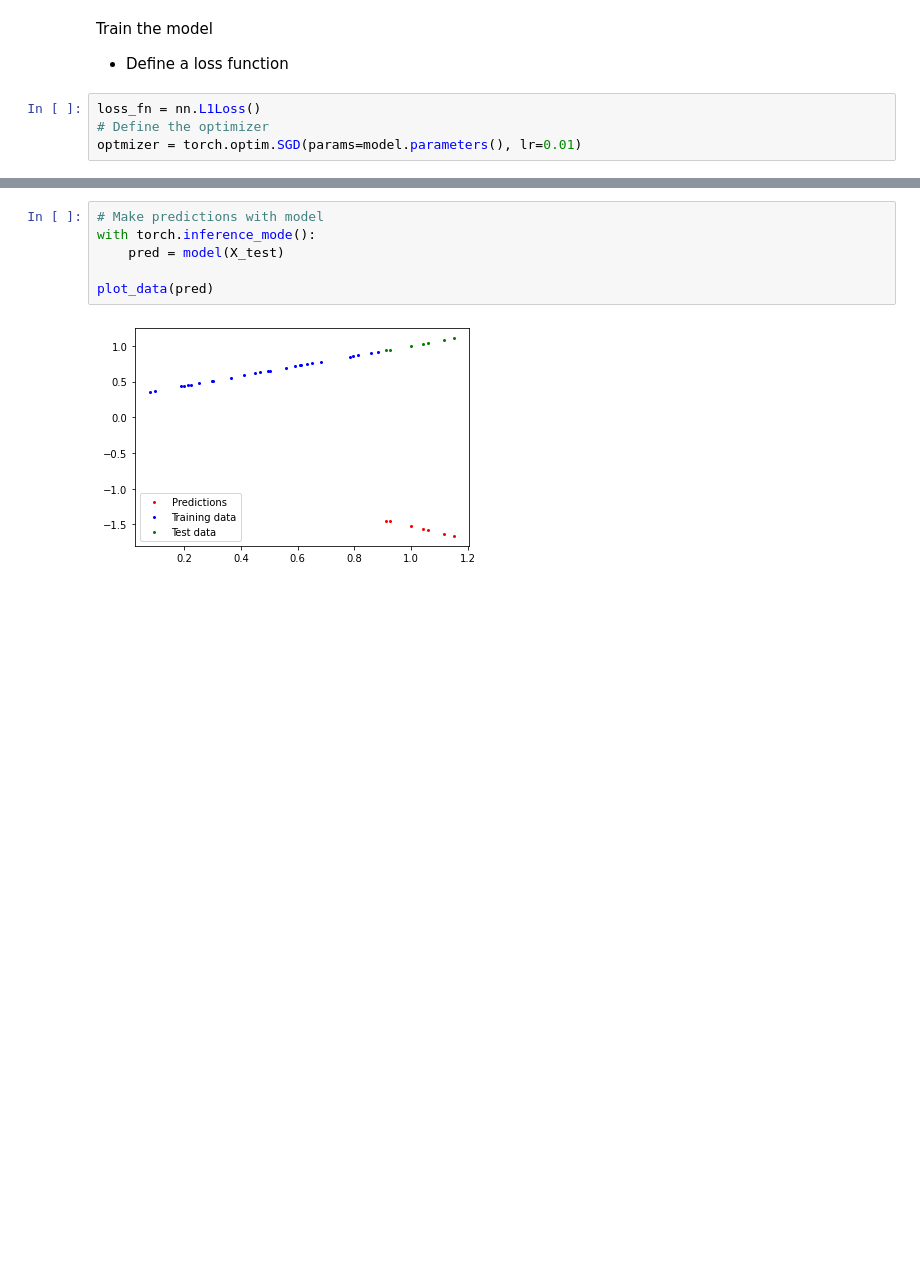
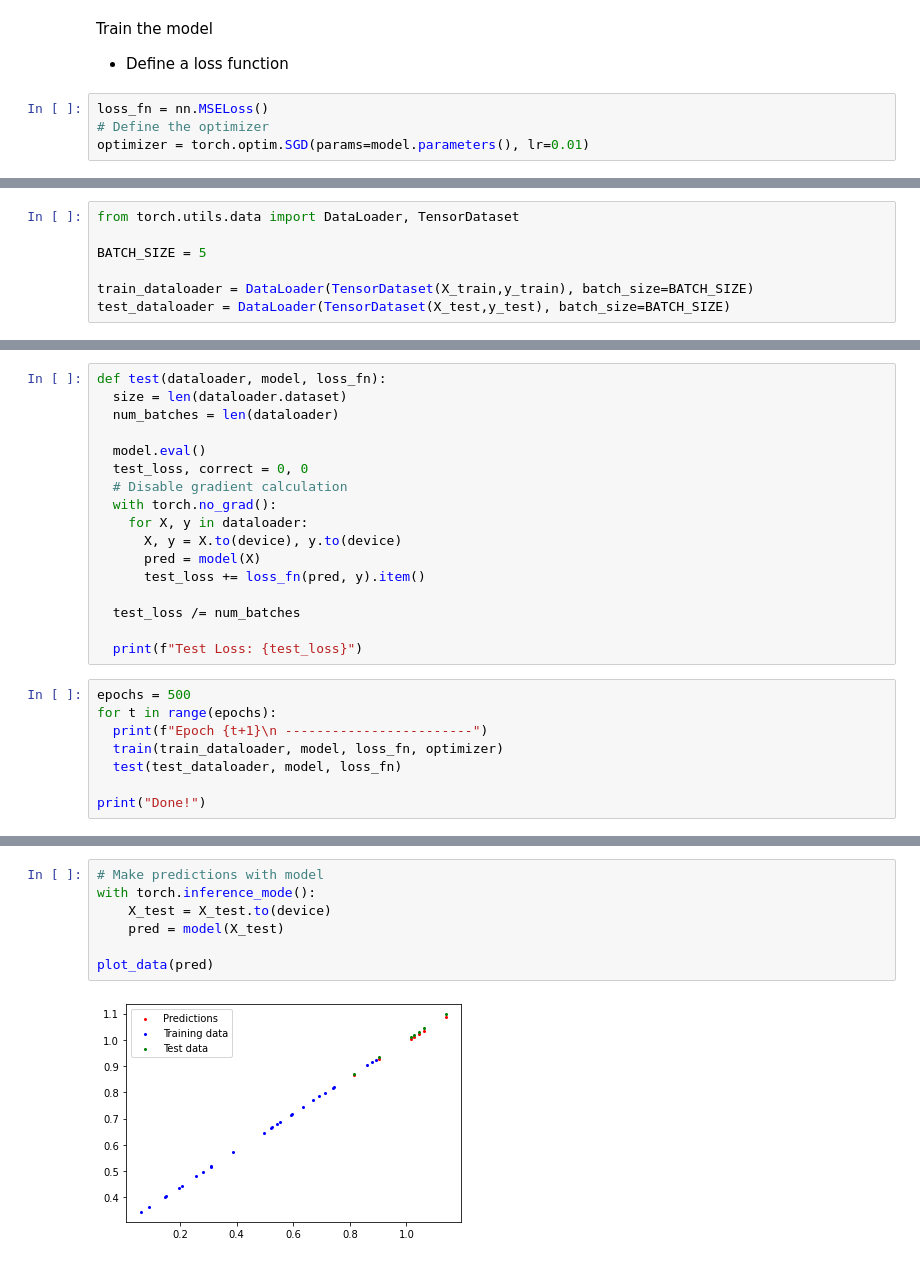
Before and after one commit to ManantenaKiady/Pytorch-fundamentals, a Jupyter notebook: Notebooks/pytorch_fundamentals.ipynb, the cells around one changed output, grey strips where cells are left out. Saved outputs shown, nothing was run; the diff lists cells and outputs as text; blank space fills up the shorter version.

```diff
--- a/Notebooks/pytorch_fundamentals.ipynb
+++ b/Notebooks/pytorch_fundamentals.ipynb
@@ -557,6 +568,6 @@ Train the model
 
 - Define a loss function
 # %%
-loss_fn = nn.L1Loss()
+loss_fn = nn.MSELoss()
 # Define the optimizer
-optmizer = torch.optim.SGD(params=model.parameters(), lr=0.01)
+optimizer = torch.optim.SGD(params=model.parameters(), lr=0.01)
@@ -631,0 +574,7 @@ Epoch: 990 | MAE Train Loss: 1.6990548372268677 | MAE Test Loss: 2.5713589191436
+# %%
+from torch.utils.data import DataLoader, TensorDataset
+
+BATCH_SIZE = 5
+
+train_dataloader = DataLoader(TensorDataset(X_train,y_train), batch_size=BATCH_SIZE)
+test_dataloader = DataLoader(TensorDataset(X_test,y_test), batch_size=BATCH_SIZE)
@@ -631,0 +605,25 @@ Epoch: 990 | MAE Train Loss: 1.6990548372268677 | MAE Test Loss: 2.5713589191436
+# %%
+def test(dataloader, model, loss_fn):
+  size = len(dataloader.dataset)
+  num_batches = len(dataloader)
+
+  model.eval()
+  test_loss, correct = 0, 0
+  # Disable gradient calculation
+  with torch.no_grad():
+    for X, y in dataloader:
+      X, y = X.to(device), y.to(device)
+      pred = model(X)
+      test_loss += loss_fn(pred, y).item()
+
+  test_loss /= num_batches
+
+  print(f"Test Loss: {test_loss}")
+# %%
+epochs = 500
+for t in range(epochs):
+  print(f"Epoch {t+1}\n ------------------------")
+  train(train_dataloader, model, loss_fn, optimizer)
+  test(test_dataloader, model, loss_fn)
+
+print("Done!")
@@ -632,8 +648,9 @@ Epoch: 990 | MAE Train Loss: 1.6990548372268677 | MAE Test Loss: 2.5713589191436
 # %%
 # Make predictions with model
 with torch.inference_mode():
+    X_test = X_test.to(device)
     pred = model(X_test)
 
 plot_data(pred)
 # %% [output]
-[figure, old version]
+[figure, new version]
```
Also changed, not shown: parts of 34 cells of this notebook.
